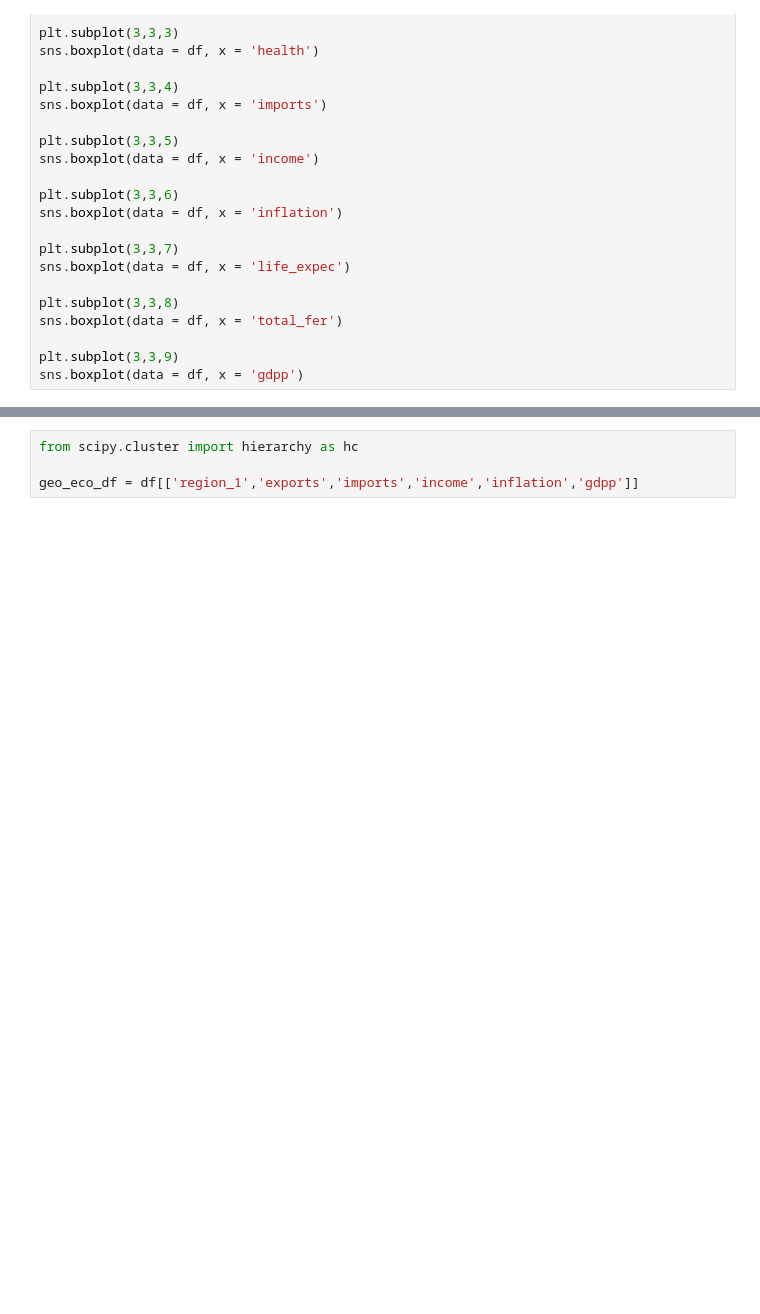
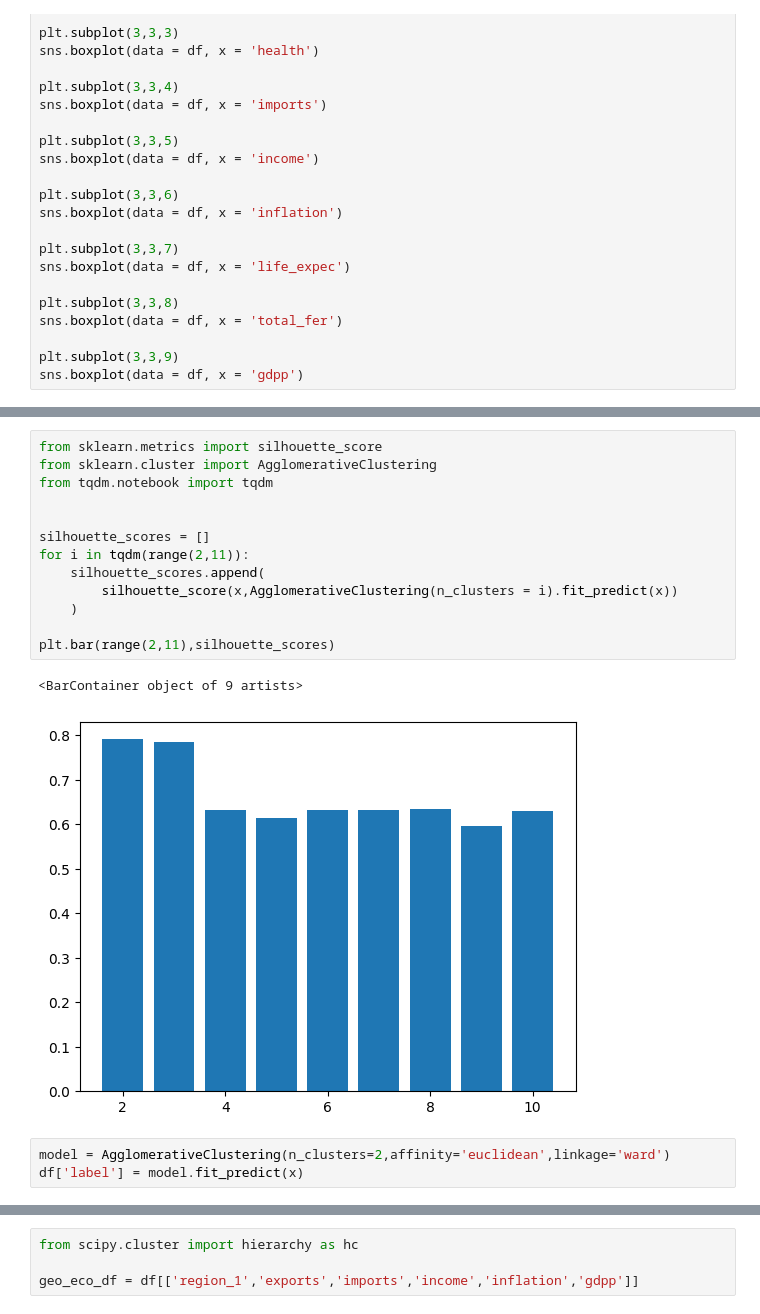
Before and after one commit to GRetriever/Data-Analysis-Project, a Jupyter notebook: Countries/practice_3_countries.ipynb, the cells around one changed output, grey strips where cells are left out. Saved outputs shown, nothing was run; the diff lists cells and outputs as text; blank space fills up the shorter version.

```diff
--- a/Countries/practice_3_countries.ipynb
+++ b/Countries/practice_3_countries.ipynb
@@ -165,0 +170,19 @@ Name: count, dtype: int64
+# %%
+from sklearn.metrics import silhouette_score
+from sklearn.cluster import AgglomerativeClustering
+from tqdm.notebook import tqdm
+
+
+silhouette_scores = []
+for i in tqdm(range(2,11)):
+    silhouette_scores.append(
+        silhouette_score(x,AgglomerativeClustering(n_clusters = i).fit_predict(x))
+    )
+
+plt.bar(range(2,11),silhouette_scores)
+# %% [output]
+<BarContainer object of 9 artists>
+[figure, added]
+# %%
+model = AgglomerativeClustering(n_clusters=2,affinity='euclidean',linkage='ward')
+df['label'] = model.fit_predict(x)
```
Also changed, not shown: parts of 71 cells of this notebook.
